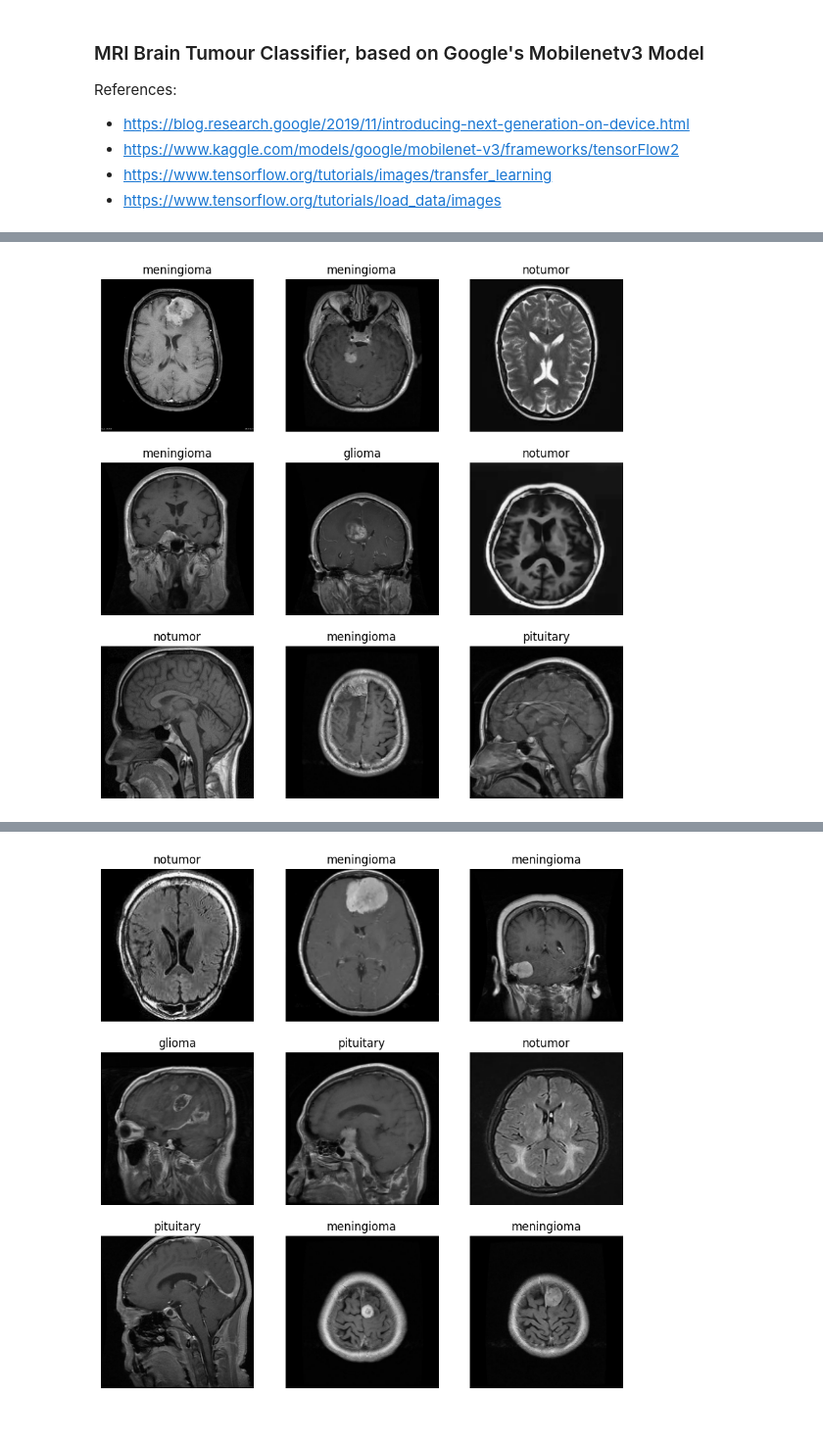
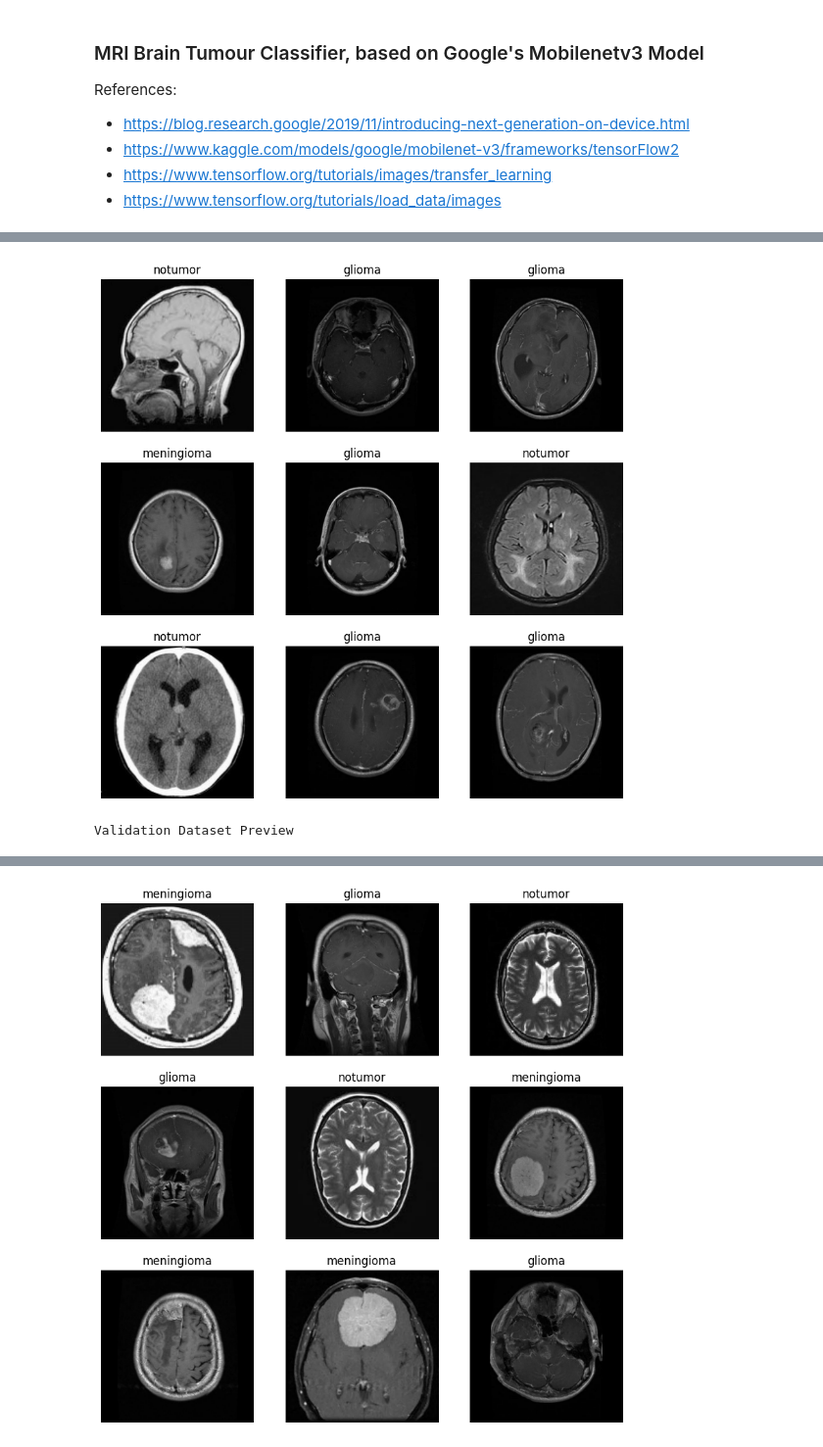
Before and after one commit to ptrpfa/BrainTumorClassification, a Jupyter notebook: transfer_learning/mobilenet/mobilenet.ipynb, the cells around one changed output, grey strips where cells are left out. Shown at 98% size. Drawn from its saved outputs; the diff is of its cells as text; code cells hidden in the pictures.

Commit message:
updated mobilenet model

```diff
--- a/transfer_learning/mobilenet/mobilenet.ipynb
+++ b/transfer_learning/mobilenet/mobilenet.ipynb
@@ -13,7 +13,7 @@ from utils import *
 img_batch_size = 32
 img_height = 224
 img_width = 224
-img_size = (img_height, img_width)
+img_size = (img_height, img_width) # MobilenetV3 requires 224x224 input images
 img_shape = img_size + (3,)
 
 # Training dataset
@@ -22,8 +22,8 @@ train_ds = tf.keras.utils.image_dataset_from_directory(
   validation_split=0.2,
   subset="training",
   shuffle=True,
-  seed=19032024,
-  image_size=(img_height, img_width),
+  seed=RANDOM_STATE,
+  image_size=img_size,
   batch_size=img_batch_size)
 
 # Validation (test) dataset
@@ -32,24 +32,20 @@ val_ds = tf.keras.utils.image_dataset_from_directory(
   validation_split=0.2,
   subset="validation",
   shuffle=True,
-  seed=19032024,
-  image_size=(img_height, img_width),
+  seed=RANDOM_STATE,
+  image_size=img_size,
   batch_size=img_batch_size)
 
 # Get class names
 class_names = train_ds.class_names
-class_names = val_ds.class_names
+# class_names = val_ds.class_names
 
 # Enable buffered prefetching to overlap data preprocessing and model execution during training, to speed up access to dataset
 train_ds = train_ds.prefetch(buffer_size=tf.data.AUTOTUNE)
 val_ds = val_ds.prefetch(buffer_size=tf.data.AUTOTUNE)
 
-# Normalise image tensors' RGB channel values from [0, 255] to required [-1, 1] values used by Mobilenet (use preprocess_input function provided by the model instead!)
-# normalization_layer = tf.keras.layers.Rescaling(1./127.5, offset=-1)
-# normalized_train_ds = train_ds.map(lambda x, y: (normalization_layer(x), y))
-# normalized_val_ds = val_ds.map(lambda x, y: (normalization_layer(x), y))
-
 # Preview datasets
+print("\nTraining Dataset Preview")
 plt.figure(figsize=(10, 10))
 for images, labels in train_ds.take(1):
   for i in range(9):
@@ -57,7 +53,9 @@ for images, labels in train_ds.take(1):
     plt.imshow(images[i].numpy().astype("uint8"))
     plt.title(class_names[labels[i]])
     plt.axis("off")
+plt.show()
 
+print("Validation Dataset Preview")
 plt.figure(figsize=(10, 10))
 for images, labels in val_ds.take(1):
   for i in range(9):
@@ -65,6 +63,7 @@ for images, labels in val_ds.take(1):
     plt.imshow(images[i].numpy().astype("uint8"))
     plt.title(class_names[labels[i]])
     plt.axis("off")
+plt.show()
 # %% [output]
 Found 480 files belonging to 4 classes.
 Using 384 files for training.
@@ -75 +75,2 @@ Using 96 files for validation.
-[figure, old version]
+[figure, new version]
+Validation Dataset Preview
@@ -76,2 +78,2 @@ Using 96 files for validation.
-[figure, old version]
+[figure, new version]
 # %%
```
Also changed, not shown: parts of 12 cells of this notebook, 2 other files.
